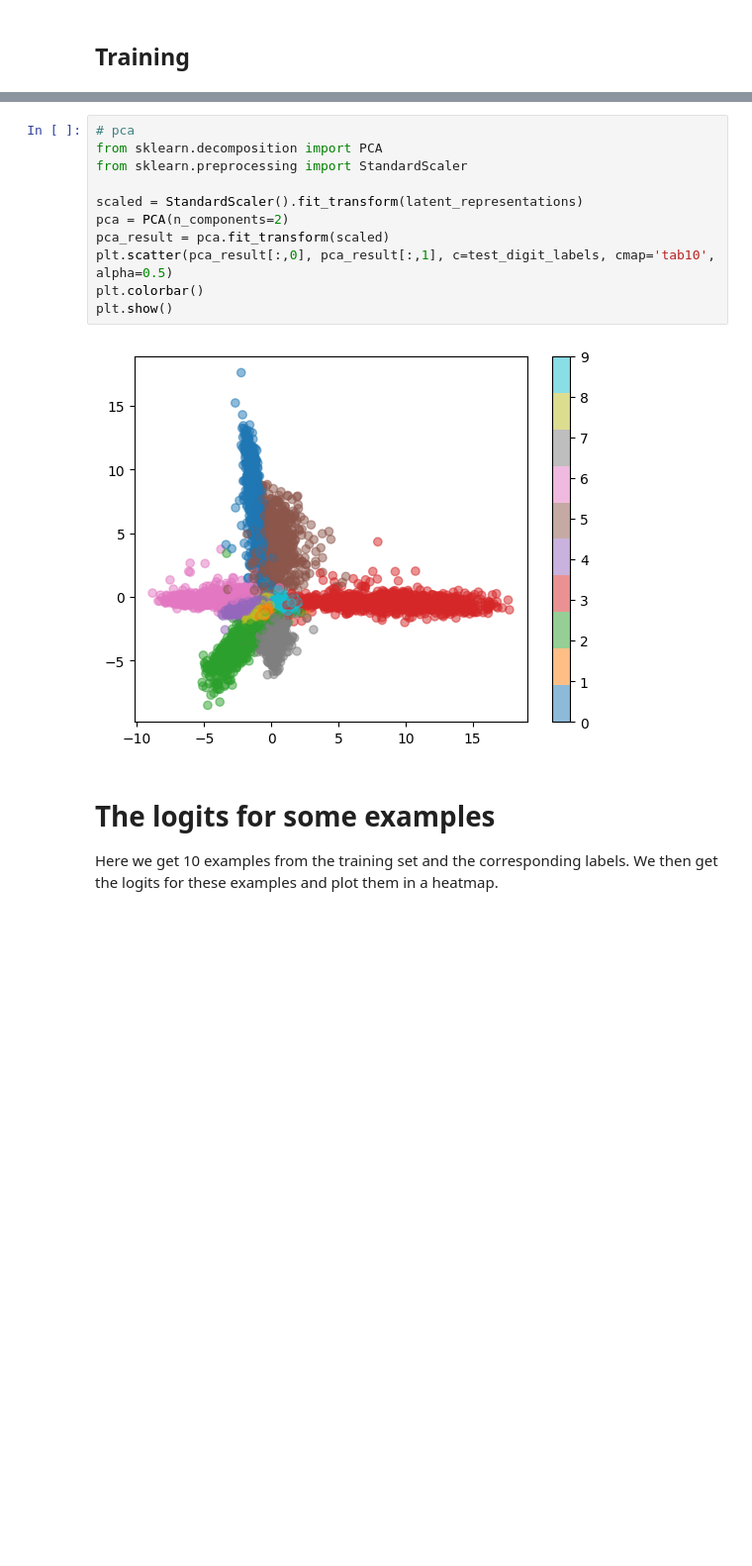
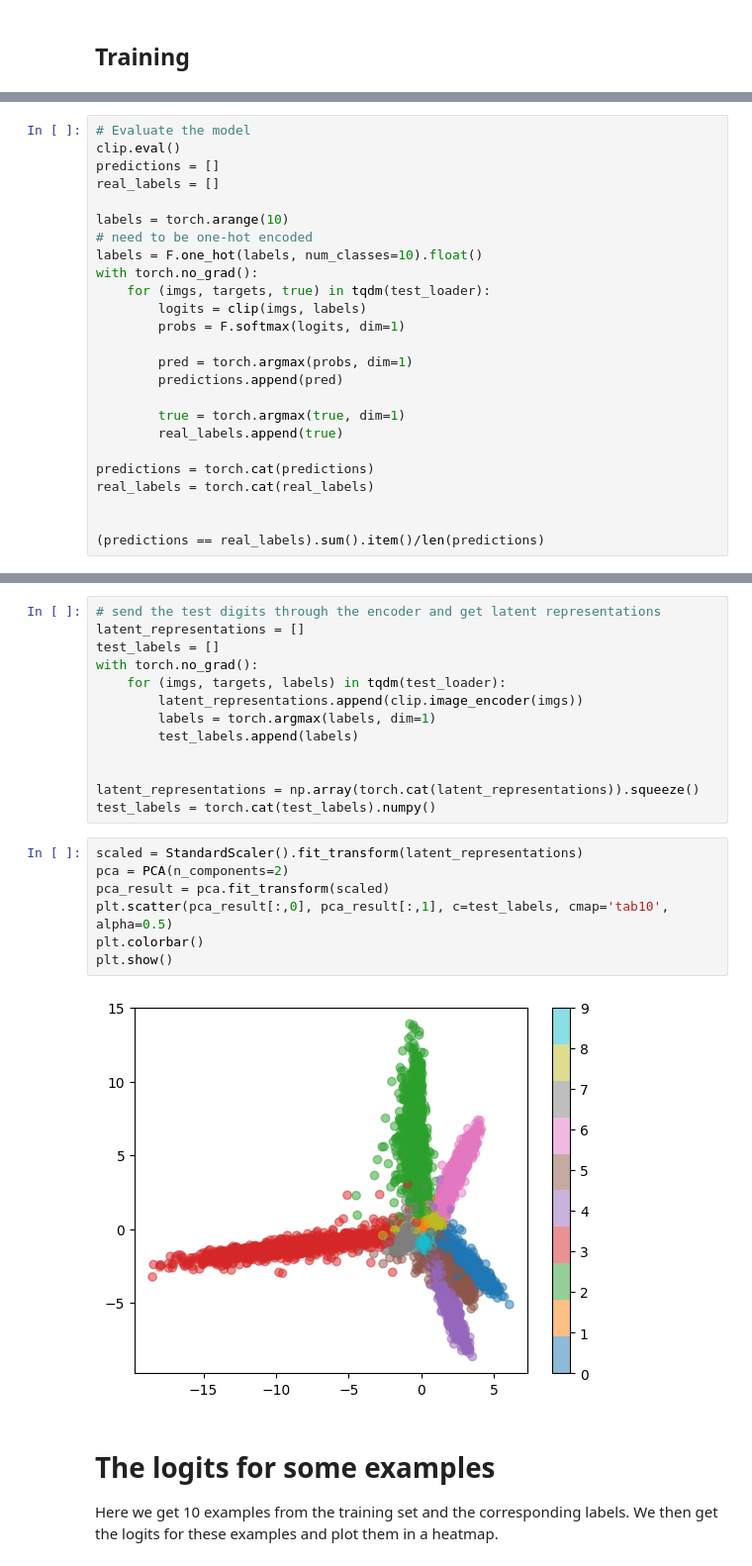
Before and after one commit to acceleratescience/diffusion-models, a Jupyter notebook: notebooks/2_CLIP.ipynb, the cells around one changed output, grey strips where cells are left out. Shown at 99% size. Drawn from its saved outputs; the diff is of its cells as text; blank space fills up the shorter version.

Commit message:
Update CLIP

```diff
--- a/notebooks/2_CLIP.ipynb
+++ b/notebooks/2_CLIP.ipynb
@@ -208,0 +165,25 @@ import matplotlib.pyplot as plt
+# %%
+# Evaluate the model
+clip.eval()
+predictions = []
+real_labels = []
+
+labels = torch.arange(10)
+# need to be one-hot encoded
+labels = F.one_hot(labels, num_classes=10).float()
+with torch.no_grad():
+    for (imgs, targets, true) in tqdm(test_loader):
+        logits = clip(imgs, labels)
+        probs = F.softmax(logits, dim=1)
+
+        pred = torch.argmax(probs, dim=1)
+        predictions.append(pred)
+
+        true = torch.argmax(true, dim=1)
+        real_labels.append(true)
+
+predictions = torch.cat(predictions)
+real_labels = torch.cat(real_labels)
+
+
+(predictions == real_labels).sum().item()/len(predictions)
@@ -209,16 +198,25 @@ import matplotlib.pyplot as plt
+# %%
+# send the test digits through the encoder and get latent representations
+latent_representations = []
+test_labels = []
+with torch.no_grad():
+    for (imgs, targets, labels) in tqdm(test_loader):
+        latent_representations.append(clip.image_encoder(imgs))
+        labels = torch.argmax(labels, dim=1)
+        test_labels.append(labels)
+
+
+latent_representations = np.array(torch.cat(latent_representations)).squeeze()
+test_labels = torch.cat(test_labels).numpy()
 # %%
-# pca
-from sklearn.decomposition import PCA
-from sklearn.preprocessing import StandardScaler
-
 scaled = StandardScaler().fit_transform(latent_representations)
 pca = PCA(n_components=2)
 pca_result = pca.fit_transform(scaled)
-plt.scatter(pca_result[:,0], pca_result[:,1], c=test_digit_labels, cmap='tab10', alpha=0.5)
+plt.scatter(pca_result[:,0], pca_result[:,1], c=test_labels, cmap='tab10', alpha=0.5)
 plt.colorbar()
 plt.show()
 # %% [output]
-[figure, old version]
+[figure, new version]
 # %% [markdown]
 # The logits for some examples
 Here we get 10 examples from the training set and the corresponding labels. We then get the logits for these examples and plot them in a heatmap.
```
Also changed, not shown: parts of 24 cells of this notebook, 6 other files.
